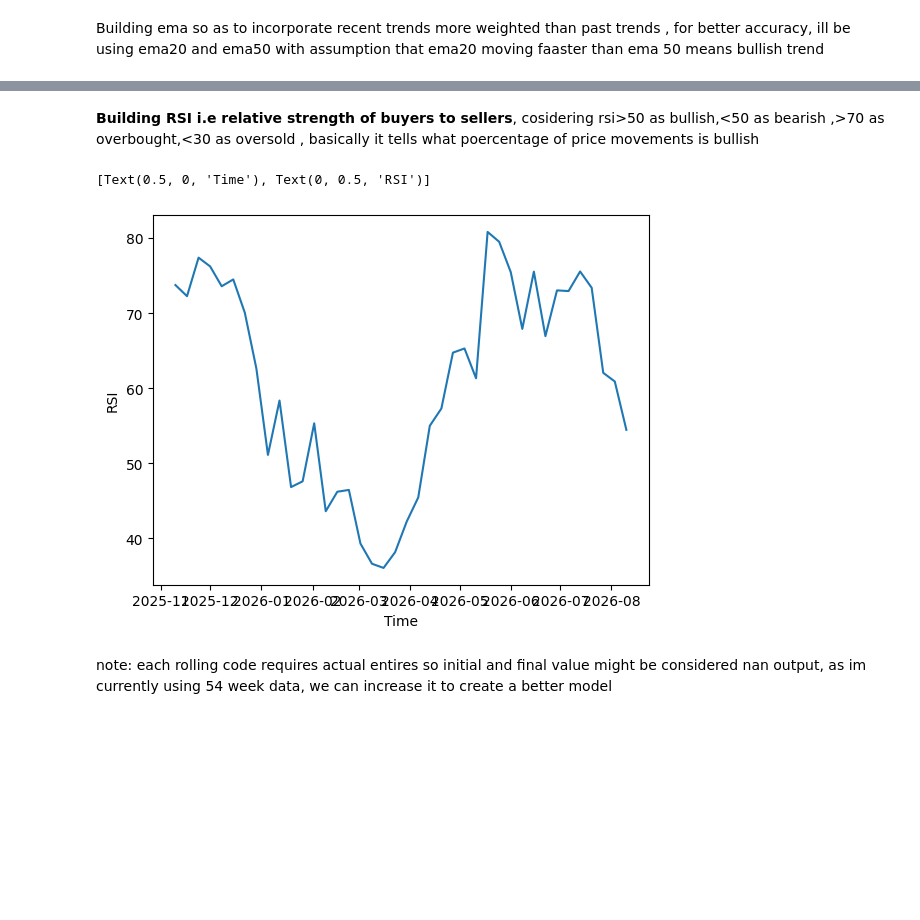
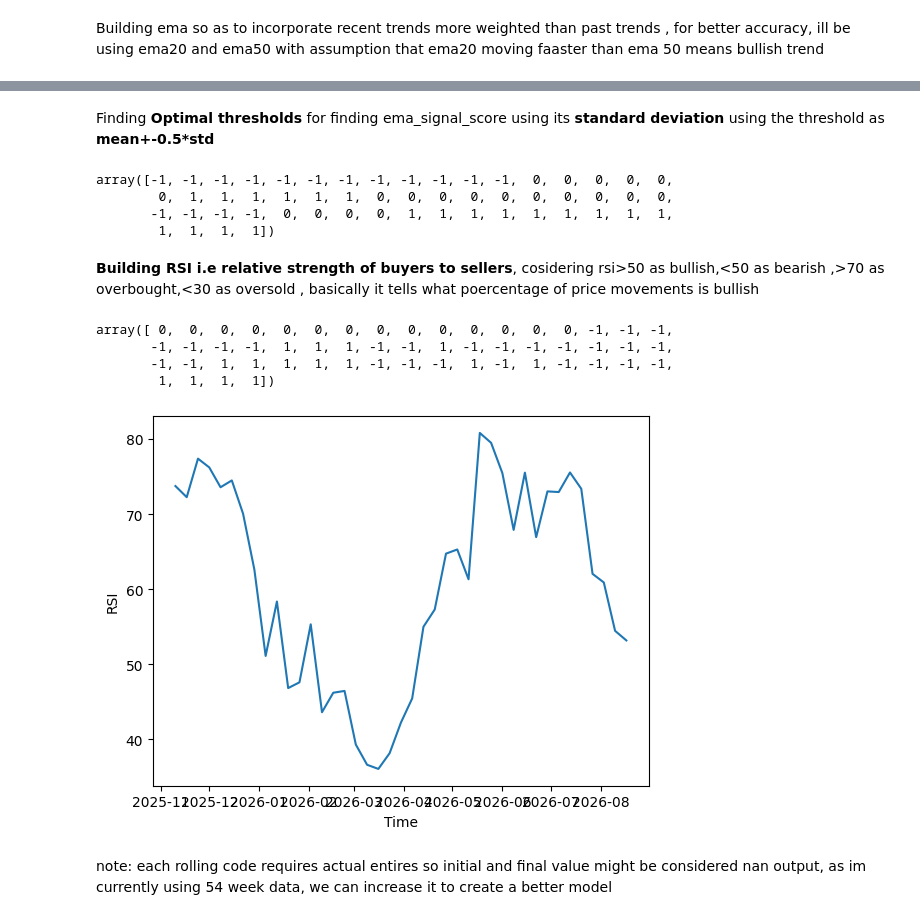
Before and after one commit to harjasjolly-create/algorithmic-stock-rating-program, a Jupyter notebook: hypothesis_verifier.ipynb, the cells around one changed output, grey strips where cells are left out. Saved outputs shown, nothing was run; the diff lists cells and outputs as text; code cells hidden in the pictures; blank space fills up the shorter version.

```diff
--- a/hypothesis_verifier.ipynb
+++ b/hypothesis_verifier.ipynb
@@ -132,16 +140,47 @@ sns.lineplot(ema_signal).set(xlabel='Time',ylabel='EMA')
+# %% [markdown]
+Finding **Optimal thresholds** for finding ema_signal_score using its **standard deviation**
+using the threshold as  **mean+-0.5*std**
+# %%
+
+upper_threshold=ema_signal.mean()+0.5*ema_signal.std()
+lower_threshold=ema_signal.mean()-0.5*ema_signal.std()
+conditions=[(ema_signal>upper_threshold) , (ema_signal<lower_threshold)]
+choices=[1,-1]
+ema_signal_score=np.select(conditions,choices,default=0)
+ema_signal_score
+# %% [output]
+array([-1, -1, -1, -1, -1, -1, -1, -1, -1, -1, -1, -1,  0,  0,  0,  0,  0,
+        0,  1,  1,  1,  1,  1,  1,  0,  0,  0,  0,  0,  0,  0,  0,  0,  0,
+       -1, -1, -1, -1,  0,  0,  0,  0,  1,  1,  1,  1,  1,  1,  1,  1,  1,
+        1,  1,  1,  1])
 # %% [markdown]
 **Building RSI i.e relative strength of buyers to sellers**, cosidering rsi>50 as bullish,<50 as bearish ,>70 as overbought,<30 as oversold , basically it tells what poercentage of price movements is bullish
 # %%
 delta=close.diff()# calculating price change
 gain=delta.clip(lower=0).rolling(14).mean()
 loss=-delta.clip(upper=0).rolling(14).mean()
 rs=gain/loss
 #normalising rs from 0 ro 100 instead of 0 to infinity
 rsi=100-100/(1+rs)
+#giving the rsi score
+
+conditions = [
+    (rsi > 70), # overbought
+    (rsi < 30), # oversold
+    (rsi >= 50) & (rsi <= 70), # bullish
+    (rsi >= 30) & (rsi < 50) # bearish
+]
+choices = [-1, 1, 1, -1]
+rsi_score = np.select(conditions, choices, default=0)
+
 sns.lineplot(rsi).set(xlabel='Time',ylabel='RSI')
+rsi_score
 # %% [output]
-[Text(0.5, 0, 'Time'), Text(0, 0.5, 'RSI')]
+array([ 0,  0,  0,  0,  0,  0,  0,  0,  0,  0,  0,  0,  0,  0, -1, -1, -1,
+       -1, -1, -1, -1,  1,  1,  1, -1, -1,  1, -1, -1, -1, -1, -1, -1, -1,
+       -1, -1,  1,  1,  1,  1,  1, -1, -1, -1,  1, -1,  1, -1, -1, -1, -1,
+        1,  1,  1,  1])
-[figure, old version]
+[figure, new version]
 # %% [markdown]
 note: each rolling code requires actual entires so initial and final value might be considered nan output, as im currently using 54 week data, we can increase it to create a better model
 # %% [markdown]
```
Also changed, not shown: parts of 35 cells of this notebook.
